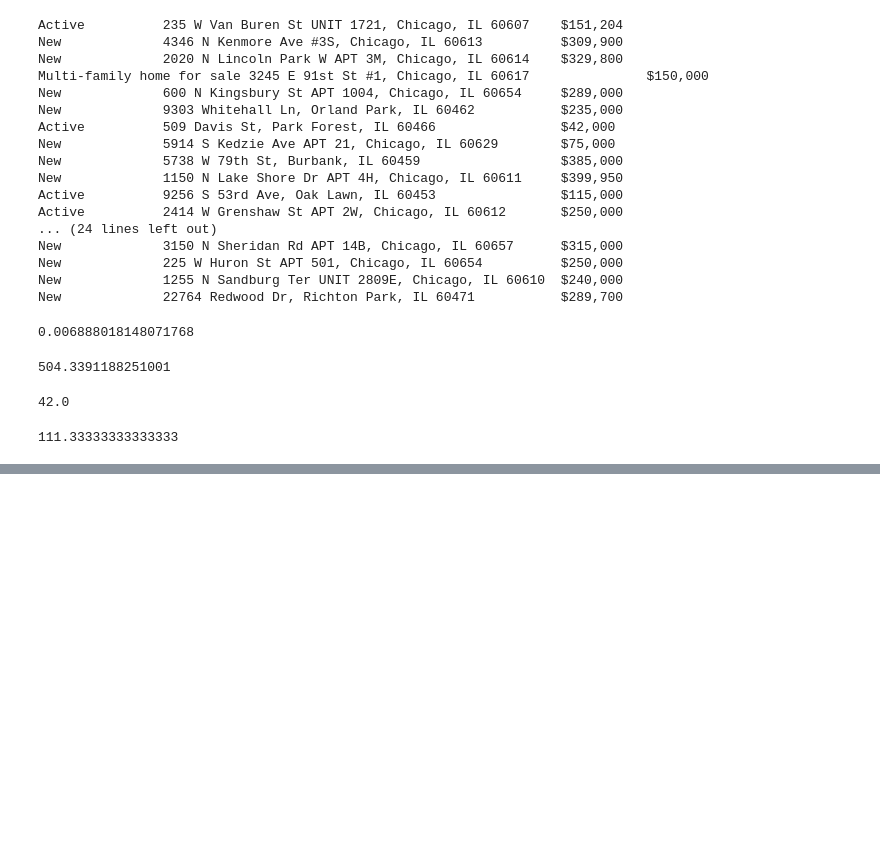
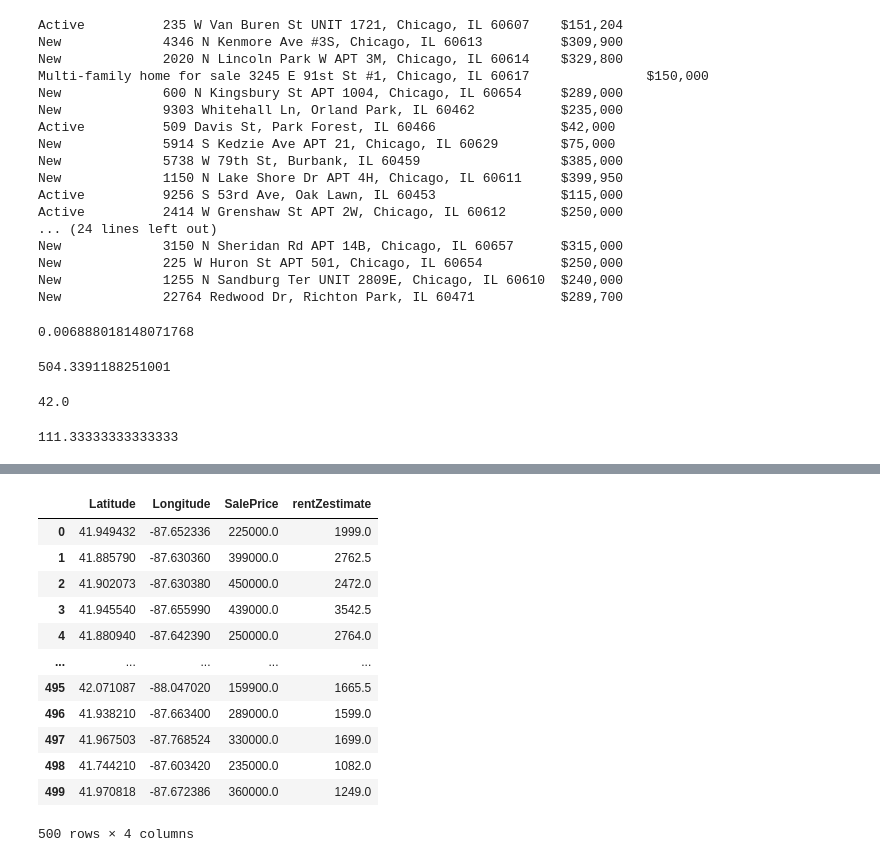
Before and after one commit to oh-be/project4, a Jupyter notebook: Features Datasets/EDA2.ipynb, the cells around one changed output, grey strips where cells are left out. Drawn from its saved outputs; the diff is of its cells as text; code cells hidden in the pictures; blank space fills up the shorter version.

```diff
--- a/Features Datasets/EDA2.ipynb
+++ b/Features Datasets/EDA2.ipynb
@@ -367,0 +539,2 @@ New             22764 Redwood Dr, Richton Park, IL 60471           $289,700
+# %%
+price = price.drop('price',axis=1)
@@ -367,0 +557,20 @@ New             22764 Redwood Dr, Richton Park, IL 60471           $289,700
+# %%
+rent = rent.drop('Unnamed: 0', axis=1)
+# %%
+rent.insert(2, 'SalePrice', price)
+# %%
+rent
+# %% [output]
+|  | Latitude | Longitude | SalePrice | rentZestimate |
+| 0 | 41.949432 | -87.652336 | 225000.0 | 1999.0 |
+| 1 | 41.885790 | -87.630360 | 399000.0 | 2762.5 |
+| 2 | 41.902073 | -87.630380 | 450000.0 | 2472.0 |
+| 3 | 41.945540 | -87.655990 | 439000.0 | 3542.5 |
+| 4 | 41.880940 | -87.642390 | 250000.0 | 2764.0 |
+| ... | ... | ... | ... | ... |
+| 495 | 42.071087 | -88.047020 | 159900.0 | 1665.5 |
+| 496 | 41.938210 | -87.663400 | 289000.0 | 1599.0 |
+| 497 | 41.967503 | -87.768524 | 330000.0 | 1699.0 |
+| 498 | 41.744210 | -87.603420 | 235000.0 | 1082.0 |
+| 499 | 41.970818 | -87.672386 | 360000.0 | 1249.0 |
+500 rows × 4 columns
```
Also changed, not shown: parts of 34 cells of this notebook, 5 other files.
